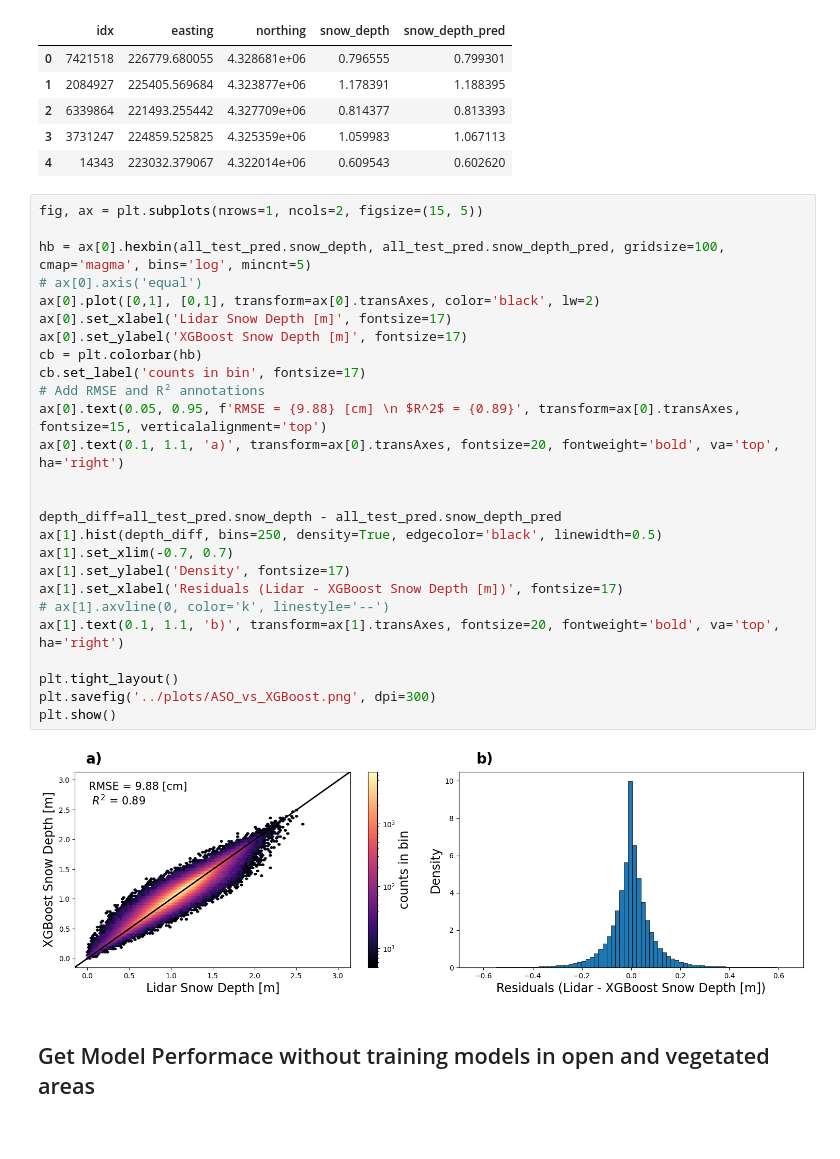
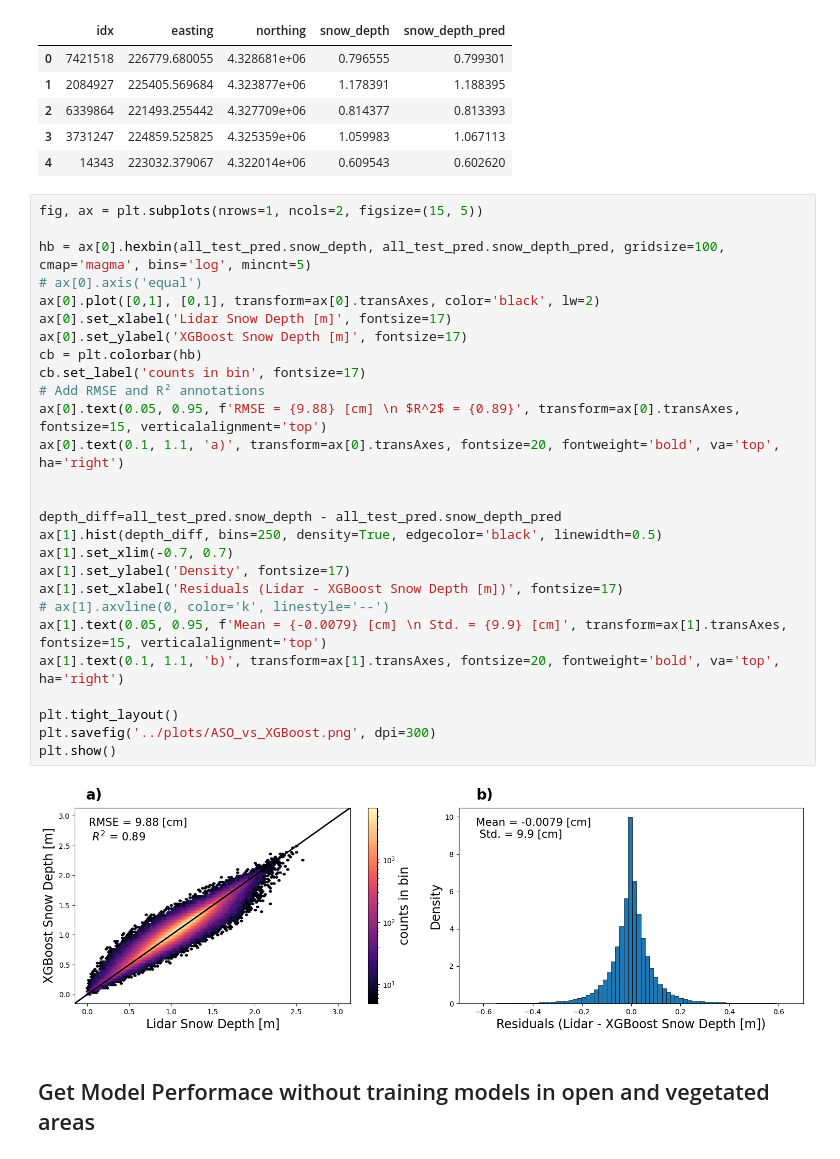
Before and after one commit to Ibrahim-Ola/uavsar-lidar-project, a Jupyter notebook: experiments/06_validation_and_ground_truth_analysis.ipynb, the cells around one changed output. Cells and saved outputs as stored; diff of their text form.

```diff
--- a/experiments/06_validation_and_ground_truth_analysis.ipynb
+++ b/experiments/06_validation_and_ground_truth_analysis.ipynb
@@ -119,31 +120,32 @@ xgboost_pred.head()
 # %%
 fig, ax = plt.subplots(nrows=1, ncols=2, figsize=(15, 5))
 
 hb = ax[0].hexbin(all_test_pred.snow_depth, all_test_pred.snow_depth_pred, gridsize=100, cmap='magma', bins='log', mincnt=5)
 # ax[0].axis('equal')
 ax[0].plot([0,1], [0,1], transform=ax[0].transAxes, color='black', lw=2)
 ax[0].set_xlabel('Lidar Snow Depth [m]', fontsize=17)
 ax[0].set_ylabel('XGBoost Snow Depth [m]', fontsize=17)
 cb = plt.colorbar(hb)
 cb.set_label('counts in bin', fontsize=17)
 # Add RMSE and R² annotations
 ax[0].text(0.05, 0.95, f'RMSE = {9.88} [cm] \n $R^2$ = {0.89}', transform=ax[0].transAxes, fontsize=15, verticalalignment='top')
 ax[0].text(0.1, 1.1, 'a)', transform=ax[0].transAxes, fontsize=20, fontweight='bold', va='top', ha='right')
 
 
 depth_diff=all_test_pred.snow_depth - all_test_pred.snow_depth_pred
 ax[1].hist(depth_diff, bins=250, density=True, edgecolor='black', linewidth=0.5)
 ax[1].set_xlim(-0.7, 0.7)
 ax[1].set_ylabel('Density', fontsize=17)
 ax[1].set_xlabel('Residuals (Lidar - XGBoost Snow Depth [m])', fontsize=17)
 # ax[1].axvline(0, color='k', linestyle='--')
+ax[1].text(0.05, 0.95, f'Mean = {-0.0079} [cm] \n Std. = {9.9} [cm]', transform=ax[1].transAxes, fontsize=15, verticalalignment='top')
 ax[1].text(0.1, 1.1, 'b)', transform=ax[1].transAxes, fontsize=20, fontweight='bold', va='top', ha='right')
 
 plt.tight_layout()
 plt.savefig('../plots/ASO_vs_XGBoost.png', dpi=300)
 plt.show()
 # %% [output]
-[figure, old version]
+[figure, new version]
 # %% [markdown]
 ## Get Model Performace without training models in open and vegetated areas
 # %%
```
Also changed, not shown: parts of 4 cells of this notebook.
